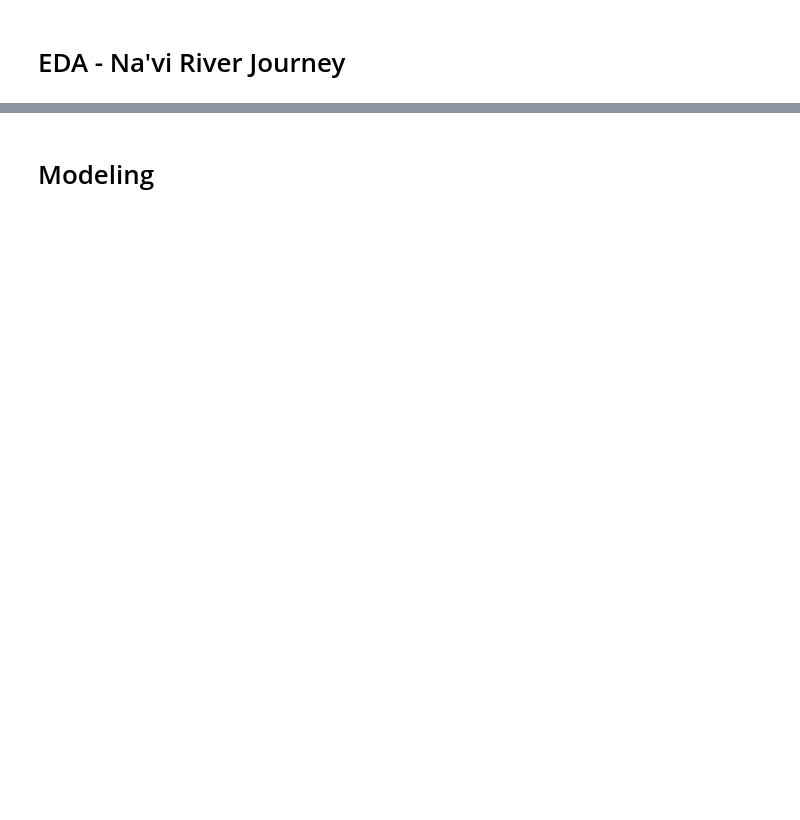
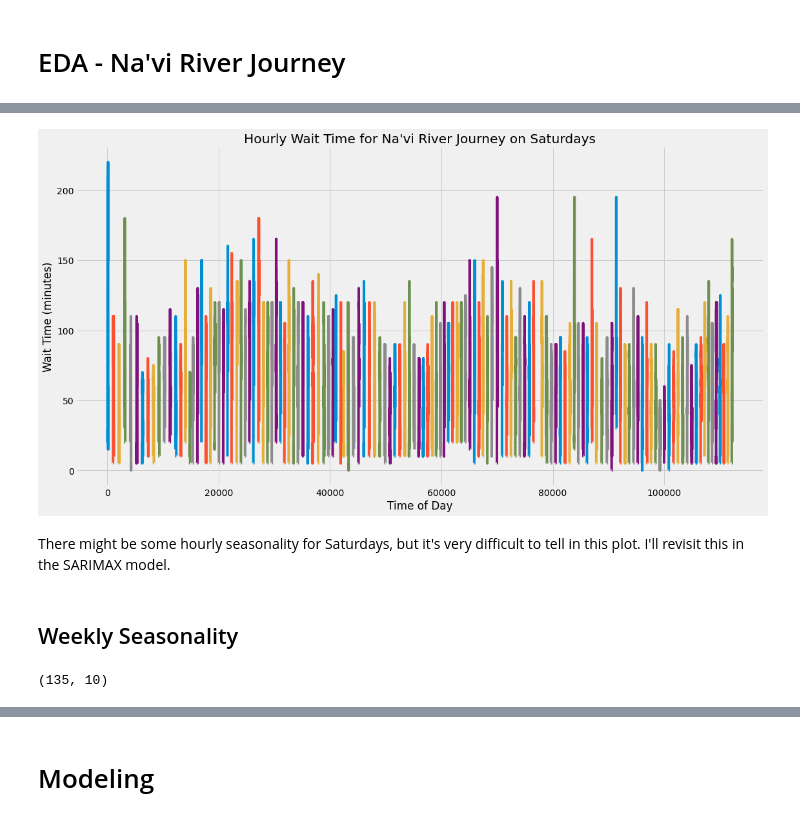
Before and after one commit to usability42/Disney_Wait_Times, a Jupyter notebook: Notebook-2-Navi-River-Journey.ipynb, the cells around one changed output, grey strips where cells are left out. Saved outputs shown, nothing was run; the diff lists cells and outputs as text; code cells hidden in the pictures; blank space fills up the shorter version.

```diff
--- a/Notebook-2-Navi-River-Journey.ipynb
+++ b/Notebook-2-Navi-River-Journey.ipynb
@@ -196,0 +254,6 @@ It appears that wait times decreased approximately 15 minutes during covid.
+# %%
+# Step 5: Create df for Saturdays only
+navi_Sat_Dec_08 = precovid[precovid['date'] == '2018-12-8']
+saturdays = precovid.copy()
+saturdays = saturdays[saturdays['day_name'] == 'Saturday']
+saturdays = saturdays.groupby('date')
@@ -196,0 +276,48 @@ It appears that wait times decreased approximately 15 minutes during covid.
+# %%
+# Step 6: Plot hourly data for all Saturdays
+
+plt.figure(figsize = (17, 9))
+plt.title("Hourly Wait Time for Na'vi River Journey on Saturdays")
+plt.xlabel('Time of Day')
+plt.ylabel('Wait Time (minutes)')
+# Set title and labels for axes
+
+saturdays['SPOSTMIN'].plot();
+# %% [output]
+[figure, added]
+# %% [markdown]
+There might be some hourly seasonality for Saturdays, but it's very difficult to tell in this plot.  I'll revisit this in the SARIMAX model.
+# %% [markdown]
+## Weekly Seasonality
+# %%
+# copy dataframe for backup
+precovid_weekly = precovid_daily.copy()
+
+# create day number
+precovid_weekly['day_num'] = range(0, len(precovid_weekly))
+
+# use day number to create and calculate week number
+precovid_weekly['week_num'] = (precovid_weekly['day_num'] // 7)
+
+# copy dataframe before indexing for future use
+precovid_weekly_2 = precovid_weekly.copy()
+
+precovid_weekly['week_number'] = precovid_weekly['week_num']
+
+# set index to week number
+precovid_weekly.set_index('week_num', inplace=True)
+
+# groupby week
+precovid_weekly['avg_weekly_wait'] = precovid_weekly.groupby('week_num')['avg_daily_wait'].mean()
+
+precovid_weekly['date'] = precovid_weekly['date2']
+
+# set index to date
+precovid_weekly.set_index('date', inplace=True)
+
+# delete duplicates
+precovid_weekly.drop_duplicates(subset='week_number', keep = 'last', inplace=True)
+
+precovid_weekly.shape
+# %% [output]
+(135, 10)
```
Also changed, not shown: parts of 135 cells of this notebook, 17 other files.
